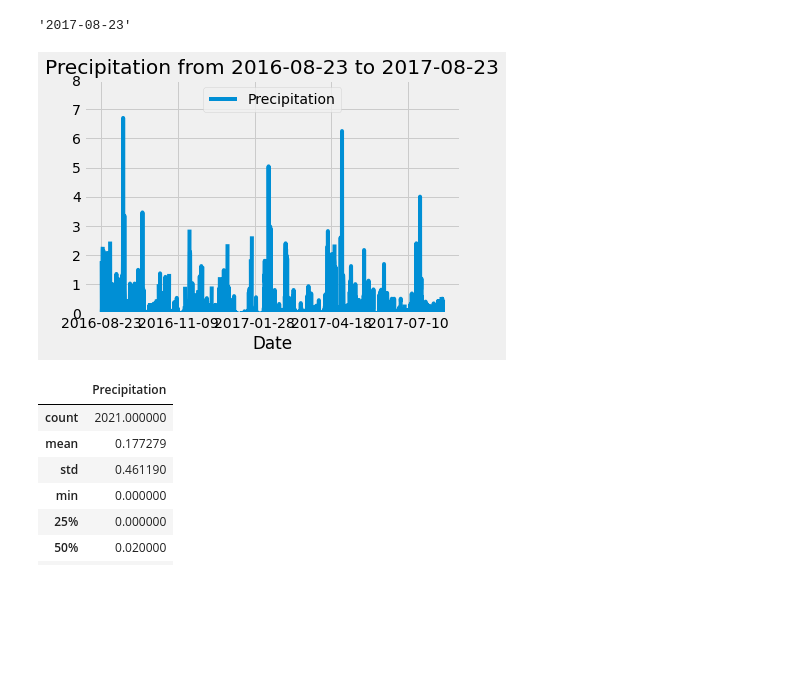
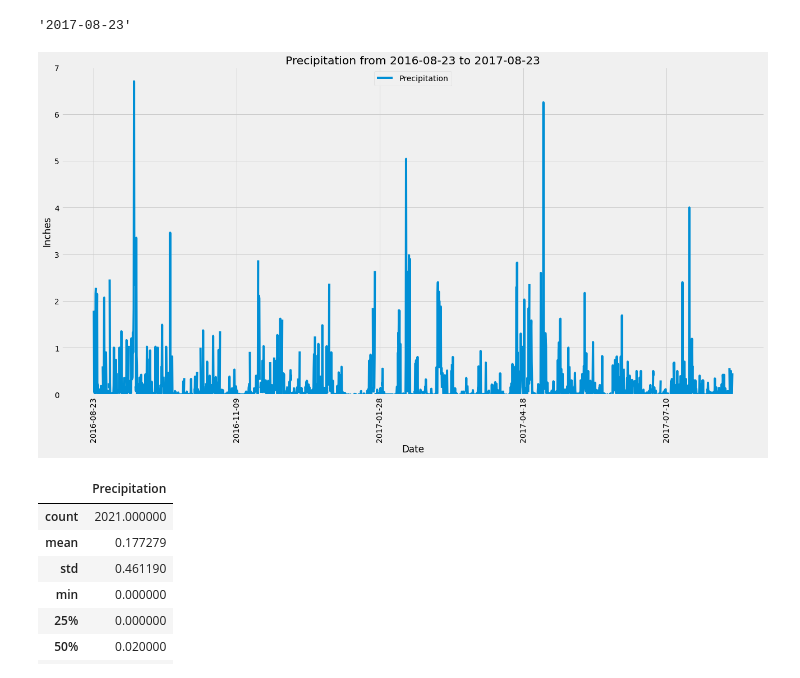
Before and after one commit to Bc-AJPR/SQLalchemy_Honolulu_Vacation, a Jupyter notebook: climate_starter.ipynb, the cells around one changed output. Saved outputs shown, nothing was run; the diff lists cells and outputs as text; code cells hidden in the pictures; blank space fills up the shorter version.

```diff
--- a/climate_starter.ipynb
+++ b/climate_starter.ipynb
@@ -48,33 +48,35 @@ recent_date
 # %%
 # Design a query to retrieve the last 12 months of precipitation data and plot the results.
 # Starting from the most recent data point in the database.
 
 # Calculate the date one year from the last date in data set.
 ytd = dt.datetime.strptime(recent_date, "%Y-%m-%d")- dt.timedelta(days=366)
 
 # Perform a query to retrieve the data and precipitation scores
 ytd_pre = session.query(Measurement.date,Measurement.prcp).filter(Measurement.date>=ytd).all()
 
 # Save the query results as a Pandas DataFrame and set the inex to the date column
 ytd_pre_df = pd.DataFrame(ytd_pre, columns = ["Date", "Precipitation"])
 first_date =  ytd_pre_df['Date'].min()
 ytd_pre_df.set_index("Date", inplace = True)
 # ytd_pre_df.head(50)
 first_date
 
 # Sort the dataframe by date
 ytd_pre_df = ytd_pre_df.sort_values(by="Date", ascending = True)
 # ytd_pre_df
 
 # Use Pandas Plotting with Matplotlib to plot the data
 
-ytd_pre_df.plot(title=f"Precipitation from {first_date} to {recent_date}")
+ytd_pre_df.plot(title=f"Precipitation from {first_date} to {recent_date}",figsize=(20, 10))
 plt.legend(loc="upper center")
-plt.ylim(0,8)
-# plt.savefig("Images/xxx.png", bbox_inches="tight")
+plt.ylim(0,7)
+plt.ylabel('Inches')
+plt.xticks(rotation = 90)
+plt.savefig("images/United States_1.png",bbox_inches="tight")
 plt.show()
 # %% [output]
-[figure, old version]
+[figure, new version]
 # %%
 # Use Pandas to calcualte the summary statistics for the precipitation data
 ytd_pre_df.describe()
```
Also changed, not shown: parts of 2 cells of this notebook, 3 other files.
